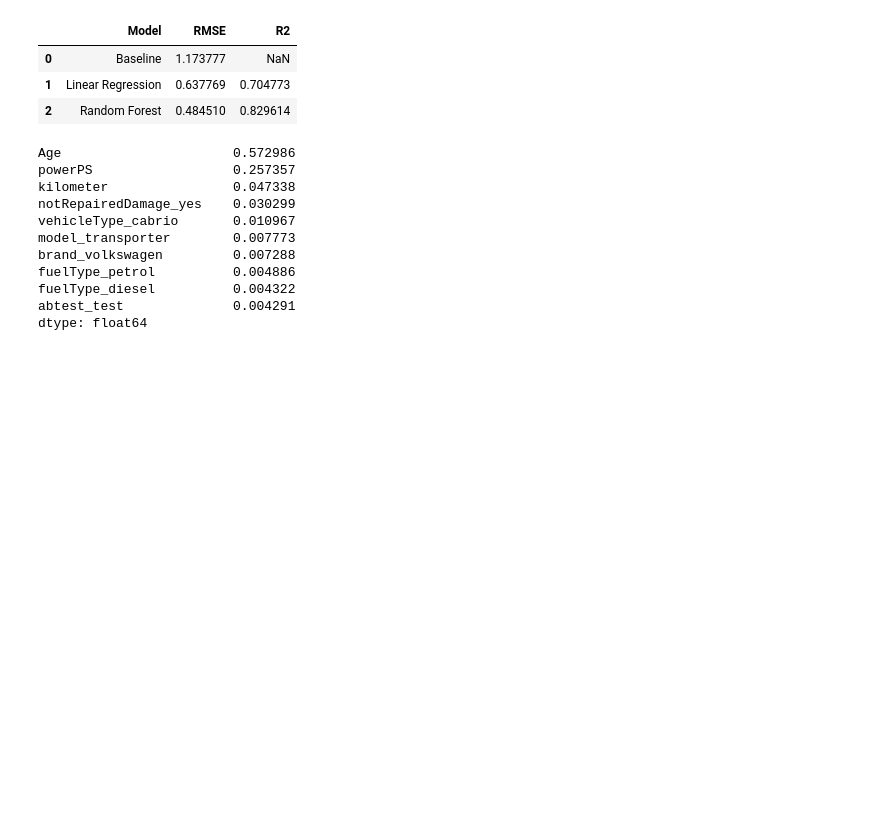
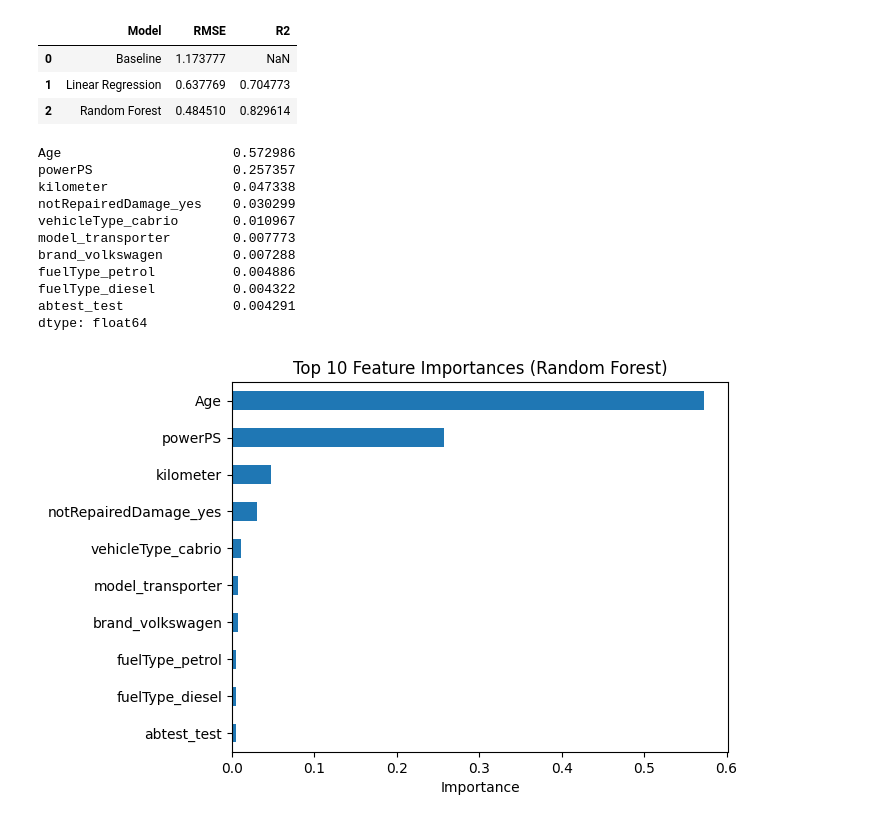
Before and after one commit to debmallardasgupta/OptiCar, a Jupyter notebook: notebooks/02_Modeling.ipynb, the cells around one changed output. Drawn from its saved outputs; the diff is of its cells as text; code cells hidden in the pictures; blank space fills up the shorter version.

```diff
--- a/notebooks/02_Modeling.ipynb
+++ b/notebooks/02_Modeling.ipynb
@@ -101,3 +101,18 @@ fuelType_petrol          0.004886
 fuelType_diesel          0.004322
 abtest_test              0.004291
 dtype: float64
+# %%
+import matplotlib.pyplot as plt
+
+importance = pd.Series(
+    rf.feature_importances_,
+    index=X.columns
+).sort_values(ascending=False).head(10)
+
+importance.plot(kind='barh')
+plt.title("Top 10 Feature Importances (Random Forest)")
+plt.xlabel("Importance")
+plt.gca().invert_yaxis()
+plt.show()
+# %% [output]
+[figure, added]
```
Also changed, not shown: 10 other files.
